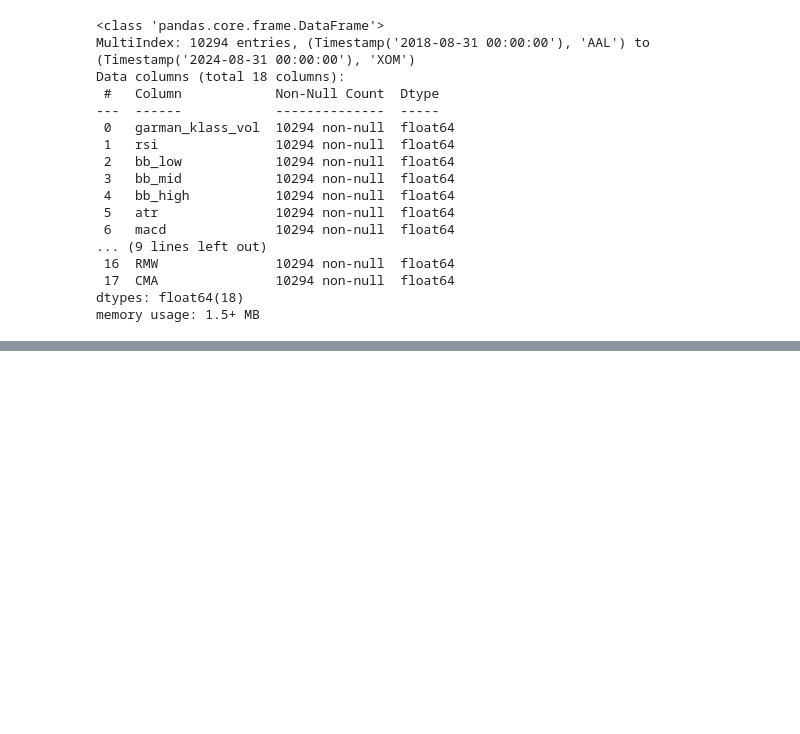
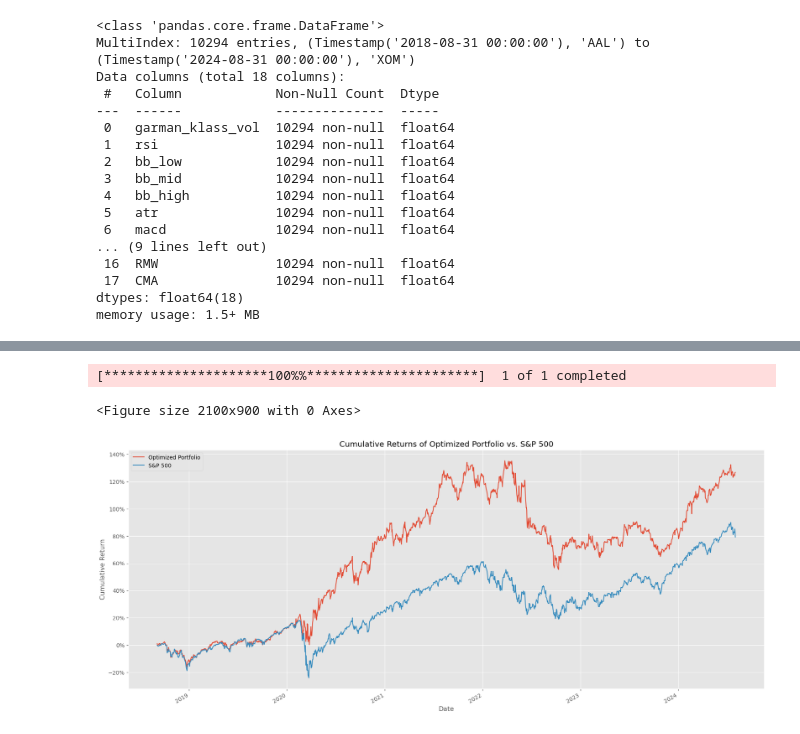
Before and after one commit to AliEhsanian/TradingStrategyWithClustering, a Jupyter notebook: ClusteringStocksTrading.ipynb, the cells around one changed output, grey strips where cells are left out. Drawn from its saved outputs; the diff is of its cells as text; code cells hidden in the pictures; blank space fills up the shorter version.

Commit message:
Algorithm implemneted and checks complete

```diff
--- a/ClusteringStocksTrading.ipynb
+++ b/ClusteringStocksTrading.ipynb
@@ -792,0 +1144,79 @@ data.describe()
+# %%
+def download_and_process_spy_data(start_date, end_date, portfolio_df):
+    """
+    Download SPY data, calculate returns, and merge with the portfolio DataFrame.
+
+    Parameters:
+    start_date (str): Start date for downloading SPY data.
+    end_date (str): End date for downloading SPY data.
+    portfolio_df (pd.DataFrame): Existing portfolio DataFrame to merge with.
+
+    Returns:
+    pd.DataFrame: Updated portfolio DataFrame with SPY returns.
+    """
+    try:
+        # Download SPY data
+        SPY500 = yf.download(tickers = 'SPY', start = start_date, end = end_date)
+
+        if SPY500.empty:
+            raise ValueError("Downloaded SPY data is empty. Check the ticker symbol and date range.")
+
+        # Calculate daily returns and rename column
+        SPY500_returns = np.log(SPY500[['Adj Close']]).diff().dropna().rename(columns = {'Adj Close': 'S&P500 Buy&Hold'})
+
+        # Merge with portfolio_df
+        updated_portfolio_df = portfolio_df.merge(SPY500_returns, left_index = True, right_index = True)
+
+        return updated_portfolio_df
+
+    except Exception as e:
+        raise RuntimeError(f"Error processing SPY data: {e}")
+
+start_date = '2016-01-01'
+end_date = dt.date.today().strftime('%Y-%m-%d')
+portfolio_df = download_and_process_spy_data(start_date, end_date, portfolio_df)
+# %% [output]
+[*********************100%%**********************]  1 of 1 completed
+# %%
+def plot_cumulative_returns(portfolio_df, end_date = '2024-08-02'):
+    """
+    Plot the cumulative returns of the optimized portfolio and compare with the S&P 500.
+
+    Parameters:
+    portfolio_df (pd.DataFrame): DataFrame containing portfolio returns.
+    end_date (str): End date for plotting the cumulative returns.
+    """
+    try:
+        # Check if the DataFrame contains required data
+        if portfolio_df.empty:
+            raise ValueError("The portfolio DataFrame is empty. Cannot plot cumulative returns.")
+
+        # Calculate cumulative returns
+        portfolio_cumulative_return = np.exp(np.log1p(portfolio_df).cumsum()) - 1
+
+        # Filter data up to the specified end date
+        end_date = pd.to_datetime(end_date)
+        filtered_data = portfolio_cumulative_return.loc[: end_date]
+
+        # Plotting
+        plt.style.use('ggplot')
+        plt.figure(figsize = (21, 9))
+        filtered_data.plot(figsize = (21, 9))
+
+        plt.title('Cumulative Returns of Optimized Portfolio vs. S&P 500')
+        plt.xlabel('Date')
+        plt.ylabel('Cumulative Return')
+        plt.gca().yaxis.set_major_formatter(mtick.PercentFormatter(xmax = 1.0))
+        plt.grid(True)
+        plt.legend(['Optimized Portfolio', 'S&P 500'], loc = 'best')
+        #plt.tight_layout()
+
+        plt.show()
+
+    except Exception as e:
+        raise RuntimeError(f"Error plotting cumulative returns: {e}")
+# %%
+plot_cumulative_returns(portfolio_df)
+# %% [output]
+<Figure size 2100x900 with 0 Axes>
+[figure, added]
```
Also changed, not shown: parts of 39 cells of this notebook.
